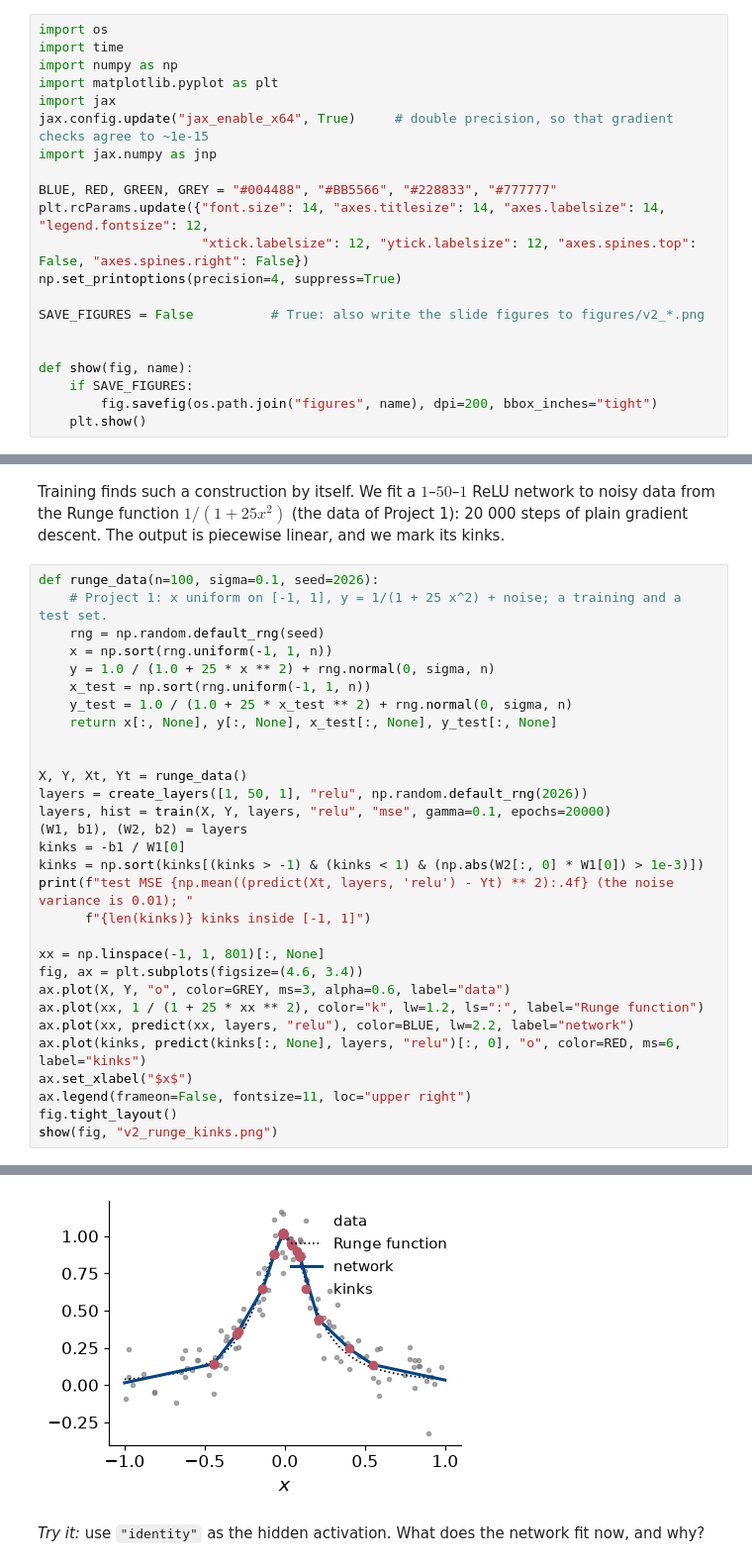
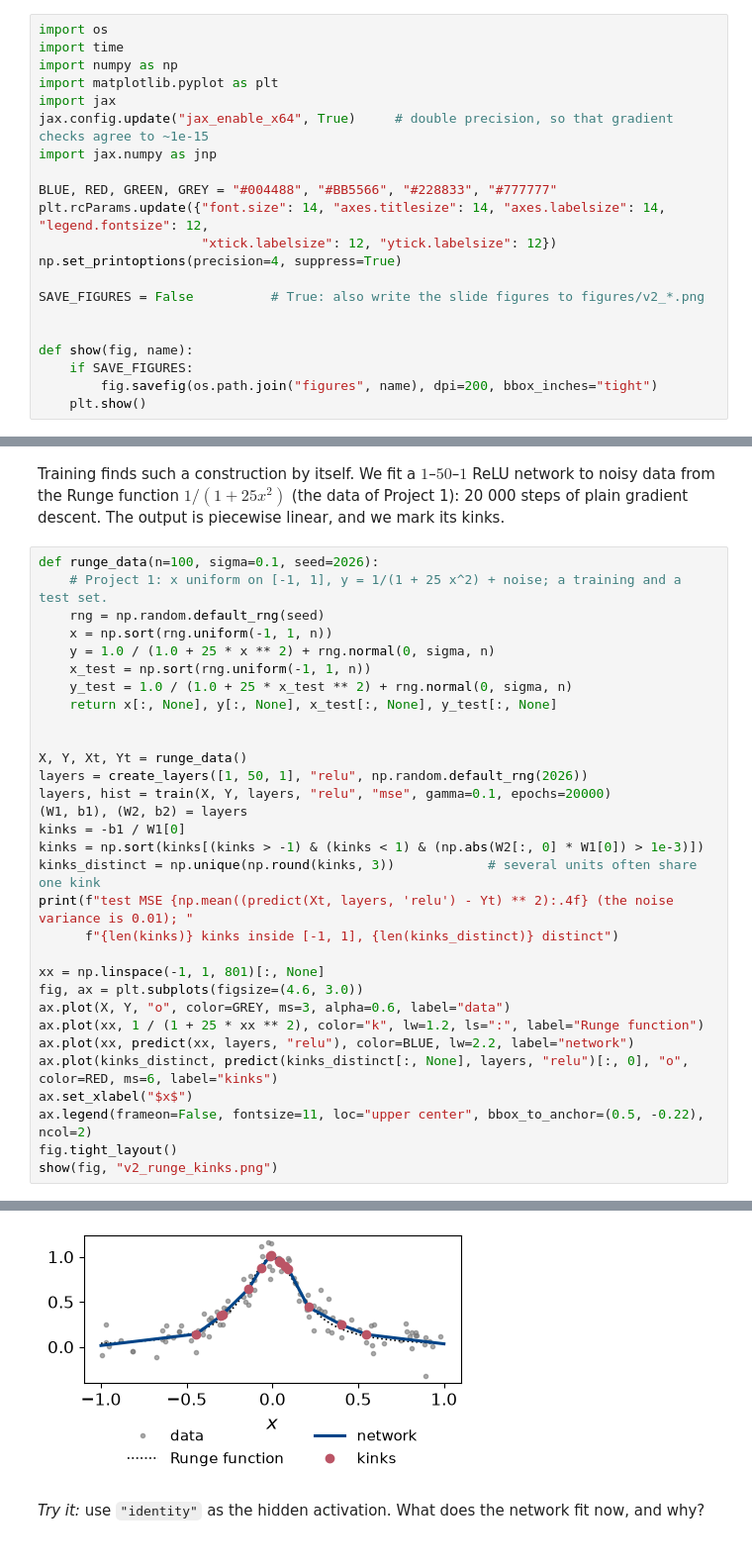
Before and after one commit to cvsvensson/MachineLearningUiO, a Jupyter notebook: doc/WeeklyMaterial/week42/week42monday_v2.ipynb, the cells around one changed output, grey strips where cells are left out. Shown at 99% size. Saved outputs shown, nothing was run; the diff lists cells and outputs as text.

```diff
--- a/doc/WeeklyMaterial/week42/week42monday_v2.ipynb
+++ b/doc/WeeklyMaterial/week42/week42monday_v2.ipynb
@@ -21,7 +21,7 @@ import jax.numpy as jnp
 
 BLUE, RED, GREEN, GREY = "#004488", "#BB5566", "#228833", "#777777"
 plt.rcParams.update({"font.size": 14, "axes.titlesize": 14, "axes.labelsize": 14, "legend.fontsize": 12,
-                     "xtick.labelsize": 12, "ytick.labelsize": 12, "axes.spines.top": False, "axes.spines.right": False})
+                     "xtick.labelsize": 12, "ytick.labelsize": 12})
 np.set_printoptions(precision=4, suppress=True)
 
 SAVE_FIGURES = False          # True: also write the slide figures to figures/v2_*.png
@@ -419,17 +437,18 @@ layers, hist = train(X, Y, layers, "relu", "mse", gamma=0.1, epochs=20000)
 (W1, b1), (W2, b2) = layers
 kinks = -b1 / W1[0]
 kinks = np.sort(kinks[(kinks > -1) & (kinks < 1) & (np.abs(W2[:, 0] * W1[0]) > 1e-3)])
+kinks_distinct = np.unique(np.round(kinks, 3))            # several units often share one kink
 print(f"test MSE {np.mean((predict(Xt, layers, 'relu') - Yt) ** 2):.4f} (the noise variance is 0.01); "
-      f"{len(kinks)} kinks inside [-1, 1]")
+      f"{len(kinks)} kinks inside [-1, 1], {len(kinks_distinct)} distinct")
 
 xx = np.linspace(-1, 1, 801)[:, None]
-fig, ax = plt.subplots(figsize=(4.6, 3.4))
+fig, ax = plt.subplots(figsize=(4.6, 3.0))
 ax.plot(X, Y, "o", color=GREY, ms=3, alpha=0.6, label="data")
 ax.plot(xx, 1 / (1 + 25 * xx ** 2), color="k", lw=1.2, ls=":", label="Runge function")
 ax.plot(xx, predict(xx, layers, "relu"), color=BLUE, lw=2.2, label="network")
-ax.plot(kinks, predict(kinks[:, None], layers, "relu")[:, 0], "o", color=RED, ms=6, label="kinks")
+ax.plot(kinks_distinct, predict(kinks_distinct[:, None], layers, "relu")[:, 0], "o", color=RED, ms=6, label="kinks")
 ax.set_xlabel("$x$")
-ax.legend(frameon=False, fontsize=11, loc="upper right")
+ax.legend(frameon=False, fontsize=11, loc="upper center", bbox_to_anchor=(0.5, -0.22), ncol=2)
 fig.tight_layout()
 show(fig, "v2_runge_kinks.png")
 # %% [output]
@@ -437,4 +456,4 @@ test MSE 0.0094 (the noise variance is 0.01); 50 kinks inside [-1, 1]
-[figure, old version]
+[figure, new version]
 # %% [markdown]
 *Try it:* use `"identity"` as the hidden activation. What does the network fit now, and why?
 # %% [markdown]
```
Also changed, not shown: parts of 24 cells of this notebook, 3 other files.
